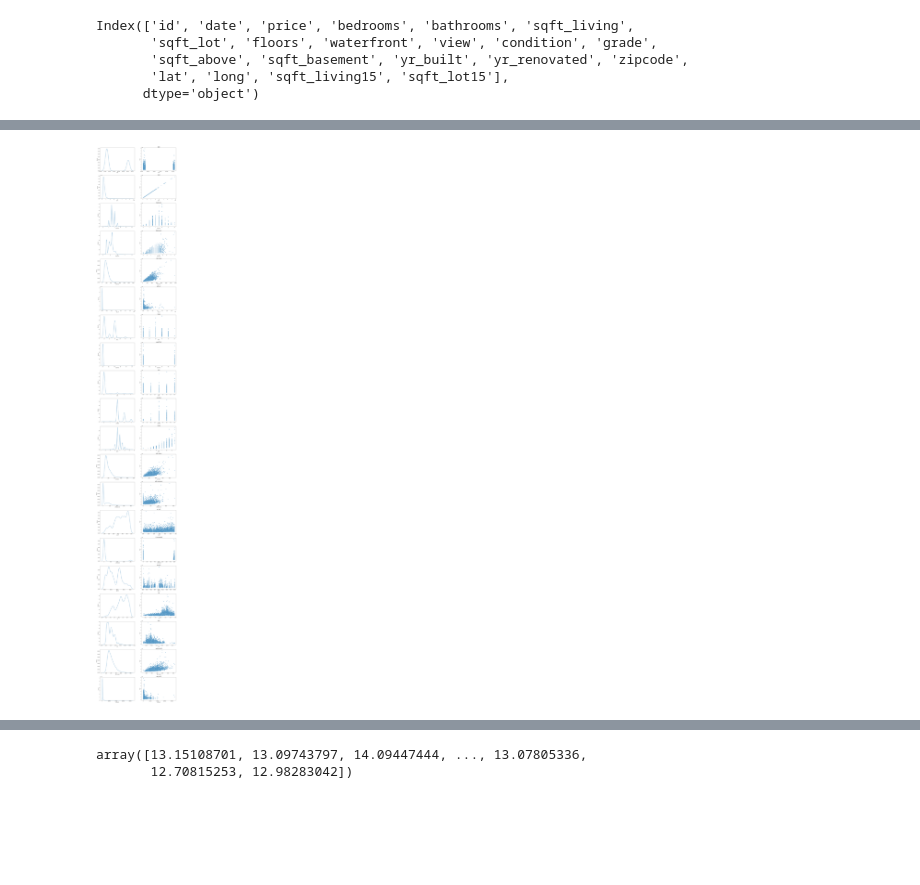
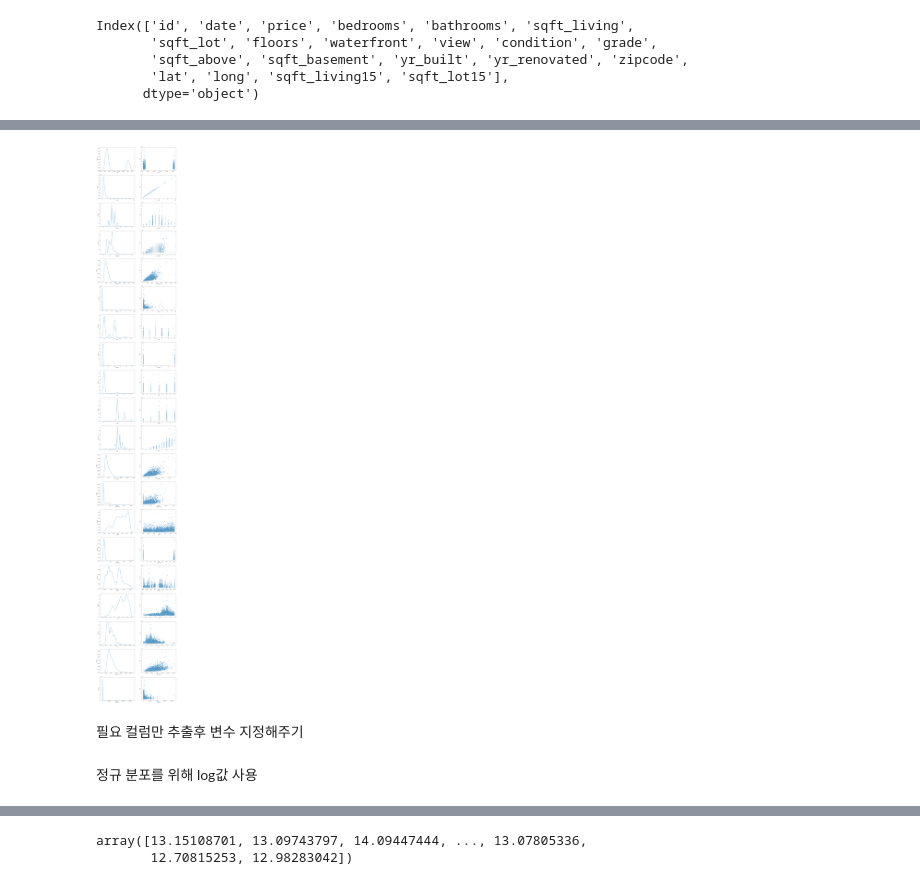
Before and after one commit to huihojeun2/EXPLORATION, a Jupyter notebook: Exploration4/Exploration_4.ipynb, the cells around one changed output, grey strips where cells are left out. Cells and saved outputs as stored; diff of their text form; code cells hidden in the pictures; blank space fills up the shorter version.

```diff
--- a/Exploration4/Exploration_4.ipynb
+++ b/Exploration4/Exploration_4.ipynb
@@ -132,15 +130,17 @@ del test_data['id']
 # %%
 # 컬럼 관찰하기
 
 columns = train_data.columns
 fig, ax = plt.subplots(len(columns), 2, figsize=(20, 150))   # 가로스크롤 때문에 그래프 확인이 불편하다면 figsize의 x값을 조절해 보세요.
 
 for row in range(len(columns)):
-    sns.kdeplot(data=train_data[columns[row]], ax=ax[row][0])
+    (sns.kdeplot(data=train_data[columns[row]], ax=ax[row][0])
     sns.scatterplot(data = train_data, x = columns[row], y = 'price' , ax=ax[row][1])
-    ax[row][col].set_title(columns[row], fontsize=15)
+    , fontsize=15)
 # %% [output]
-[figure, old version]
+[figure, new version]
+# %% [markdown]
+필요 컬럼만 추출후 변수 지정해주기
 # %%
 skew_columns = [
     "sqft_living",
@@ -150,6 +150,8 @@ skew_columns = [
     "sqft_lot15",
     "sqft_living15",
 ]
+# %% [markdown]
+정규 분포를 위해 log값 사용
 # %%
 for c in skew_columns:
     train_data[c] = np.log1p(train_data[c].values)
```
Also changed, not shown: parts of 14 cells of this notebook, 2 other files.
